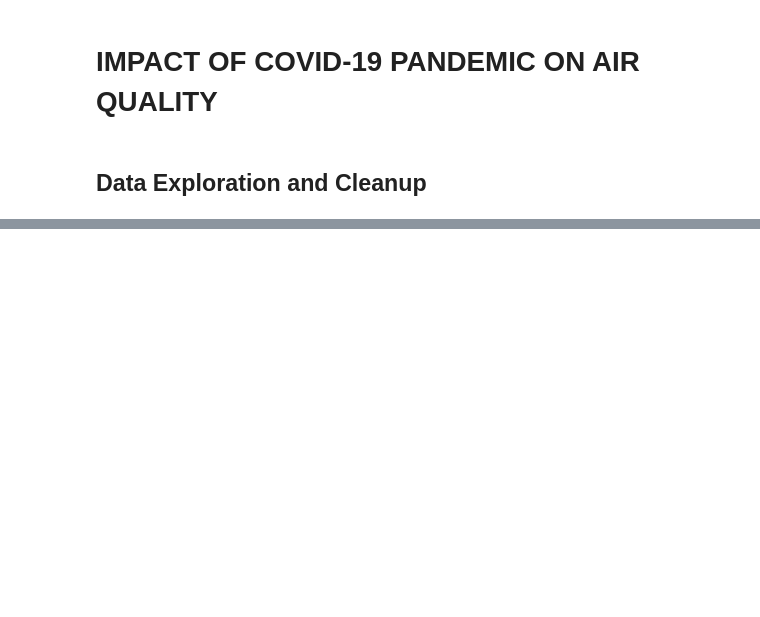
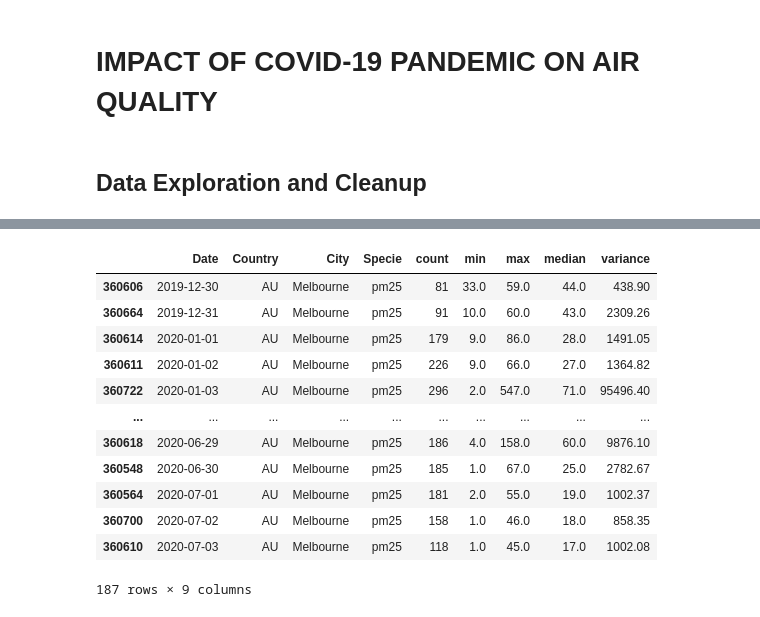
Before and after one commit to poojaisabelle/Project-One, a Jupyter notebook: data_exploration_cleanup_TRACEY.ipynb, the cells around one changed output, grey strips where cells are left out. Saved outputs shown, nothing was run; the diff lists cells and outputs as text; code cells hidden in the pictures; blank space fills up the shorter version.

```diff
--- a/data_exploration_cleanup_TRACEY.ipynb
+++ b/data_exploration_cleanup_TRACEY.ipynb
@@ -4,0 +248,17 @@
+# %%
+df_melbourne_2020_pm25 = df_melbourne_2020[df_melbourne_2020["Specie"]=="pm25"].sort_values("Date")
+df_melbourne_2020_pm25
+# %% [output]
+|  | Date | Country | City | Specie | count | min | max | median | variance |
+| 360606 | 2019-12-30 | AU | Melbourne | pm25 | 81 | 33.0 | 59.0 | 44.0 | 438.90 |
+| 360664 | 2019-12-31 | AU | Melbourne | pm25 | 91 | 10.0 | 60.0 | 43.0 | 2309.26 |
+| 360614 | 2020-01-01 | AU | Melbourne | pm25 | 179 | 9.0 | 86.0 | 28.0 | 1491.05 |
+| 360611 | 2020-01-02 | AU | Melbourne | pm25 | 226 | 9.0 | 66.0 | 27.0 | 1364.82 |
+| 360722 | 2020-01-03 | AU | Melbourne | pm25 | 296 | 2.0 | 547.0 | 71.0 | 95496.40 |
+| ... | ... | ... | ... | ... | ... | ... | ... | ... | ... |
+| 360618 | 2020-06-29 | AU | Melbourne | pm25 | 186 | 4.0 | 158.0 | 60.0 | 9876.10 |
+| 360548 | 2020-06-30 | AU | Melbourne | pm25 | 185 | 1.0 | 67.0 | 25.0 | 2782.67 |
+| 360564 | 2020-07-01 | AU | Melbourne | pm25 | 181 | 2.0 | 55.0 | 19.0 | 1002.37 |
+| 360700 | 2020-07-02 | AU | Melbourne | pm25 | 158 | 1.0 | 46.0 | 18.0 | 858.35 |
+| 360610 | 2020-07-03 | AU | Melbourne | pm25 | 118 | 1.0 | 45.0 | 17.0 | 1002.08 |
+187 rows × 9 columns
```
Also changed, not shown: parts of 27 cells of this notebook, 9 other files.
